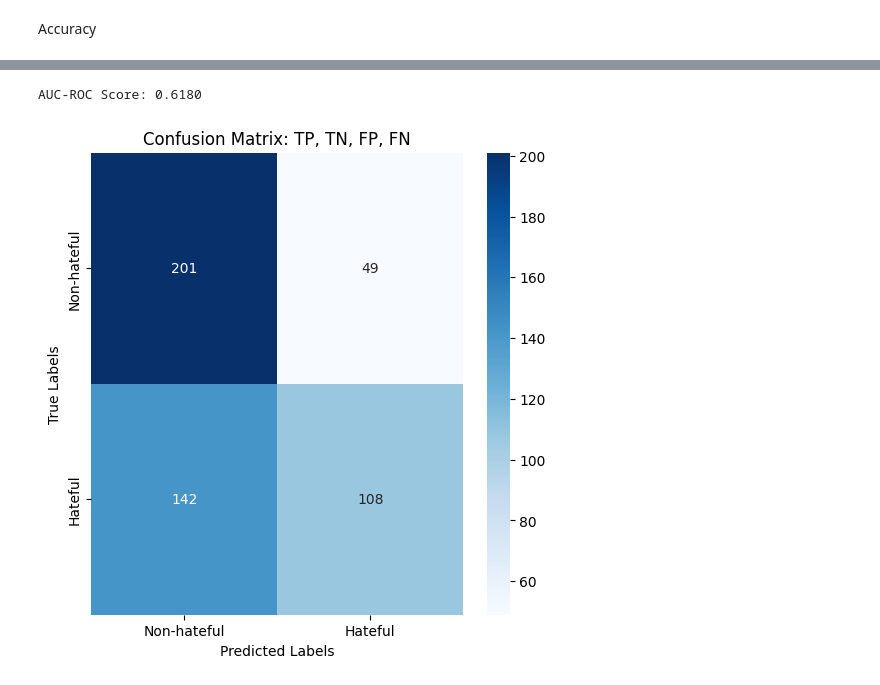
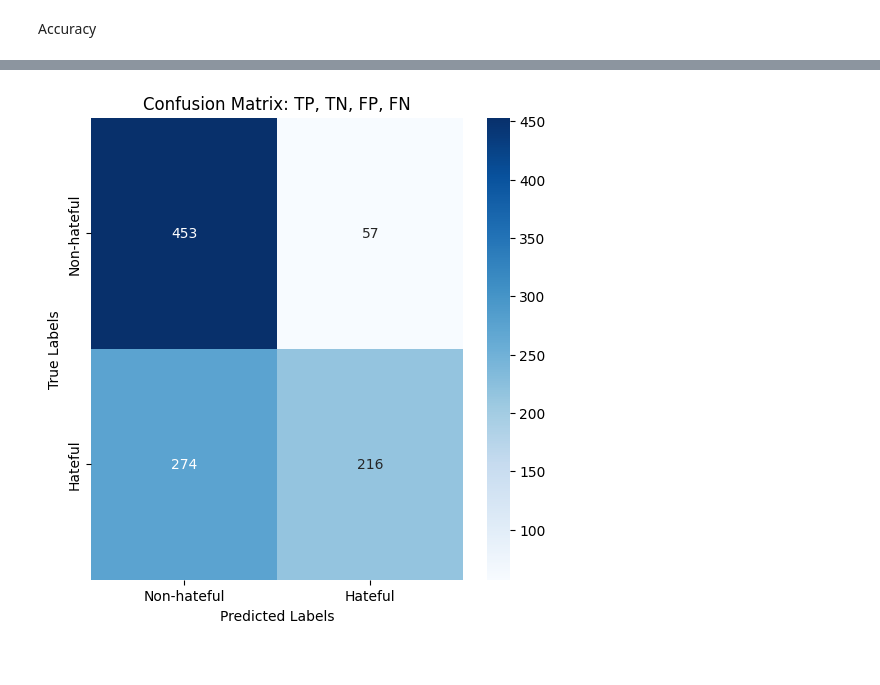
Before and after one commit to ssubedi09/Hateful-Memes-Classification, a Jupyter notebook: clip-vit-base-patch32/Fusion Strategy - Concatenation/Final_Project_CLIP_HeadTrained.ipynb, the cells around one changed output, grey strips where cells are left out. Cells and saved outputs as stored; diff of their text form; code cells hidden in the pictures.

```diff
--- a/clip-vit-base-patch32/Fusion Strategy - Concatenation/Final_Project_CLIP_HeadTrained.ipynb
+++ b/clip-vit-base-patch32/Fusion Strategy - Concatenation/Final_Project_CLIP_HeadTrained.ipynb
@@ -35,7 +35,7 @@ print(f"Train set size: {len(data)}")
 # %% [output]
 Train set size: 8500
 # %%
-path = DRIVE_PATH + '/dev.jsonl'
+path = DRIVE_PATH + '/test_seen.jsonl'
 test_data=pd.read_json(path,lines=True)
 print(f"Test set size: {len(test_data)}")
 # %% [output]
@@ -159,7 +156,7 @@ class CLIPBinaryClassifier(nn.Module):
             nn.Linear(dim * 4, dim * 2),
             nn.GELU(),
             nn.Dropout(dropout_prob),
-            nn.Linear(dim * 2, 2))
+            nn.Linear(dim * 2, 1))
 
         self._init_weights()
     #Initialize weights
@@ -171,9 +168,10 @@ class CLIPBinaryClassifier(nn.Module):
 
     def forward(self, input_ids, attention_mask, pixel_values):
         #forward pass on tokenized inputs, outputs image and text embeddings
-        outputs = self.clip(input_ids=input_ids, attention_mask=attention_mask, pixel_values=pixel_values)
+        with torch.no_grad():
+            outputs = self.clip(input_ids=input_ids, attention_mask=attention_mask, pixel_values=pixel_values)
         combined = torch.cat([outputs.image_embeds, outputs.text_embeds], dim=1)
         logits = self.classifier(combined)
-        return logits
+        return logits.squeeze(-1)
 # %% [markdown]
 Training Loop
@@ -267,32 +325,2 @@ Epoch 50 - Train Loss: 0.4115 | Val Loss: 0.5412
 # %% [markdown]
 Accuracy
-# %%
-from sklearn.metrics import accuracy_score
-import torch
-
-# Set model to evaluation mode
-classifier.eval()
-
-# Load all test data at once
-with torch.no_grad():
-    # Combine all batches into single tensors
-    all_input_ids = torch.cat([batch["input_ids"] for batch in test_loader]).to(device)
-    all_attention_masks = torch.cat([batch["attention_mask"] for batch in test_loader]).to(device)
-    all_pixel_values = torch.cat([batch["pixel_values"] for batch in test_loader]).to(device)
-    all_labels = torch.cat([batch["labels"] for batch in test_loader]).to(device)
-
-    # Single forward pass for all test data
-    outputs = classifier(
-        input_ids=all_input_ids,
-        attention_mask=all_attention_masks,
-        pixel_values=all_pixel_values
-    )
-
-    # Get predictions (using softmax for 0/1 classification)
-    probabilities = torch.softmax(outputs, dim=1)
-    preds = torch.argmax(probabilities, dim=1).cpu().numpy()
-    trues = all_labels.cpu().numpy()
-
-# Calculate accuracy
-accuracy = accuracy_score(trues, preds)
-print(f"Test Accuracy (full dataset): {accuracy:.4f}")
@@ -301,21 +373,17 @@ Test Accuracy (full dataset): 0.6180
 # %%
 from sklearn.metrics import roc_auc_score, confusion_matrix
 import matplotlib.pyplot as plt
 import seaborn as sns
 
-auc = roc_auc_score(trues, preds)
-print(f"AUC-ROC Score: {auc:.4f}")
-
-cm = confusion_matrix(trues, preds)
+cm = confusion_matrix(test_labels, preds)
 tn, fp, fn, tp = cm.ravel()
 plt.figure(figsize=(6, 6))
 sns.heatmap(cm, annot=True, fmt='d', cmap='Blues',
             xticklabels=['Non-hateful', 'Hateful'],
             yticklabels=['Non-hateful', 'Hateful'])
 plt.xlabel('Predicted Labels')
 plt.ylabel('True Labels')
 plt.title('Confusion Matrix: TP, TN, FP, FN')
 plt.show()
 # %% [output]
-AUC-ROC Score: 0.6180
-[figure, old version]
+[figure, new version]
```
Also changed, not shown: parts of 10 cells of this notebook, 2 other files.
